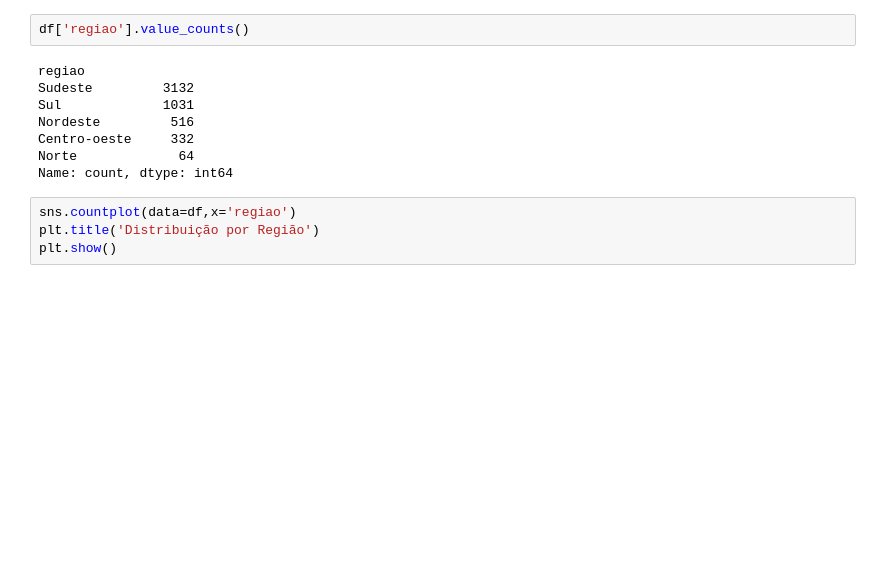
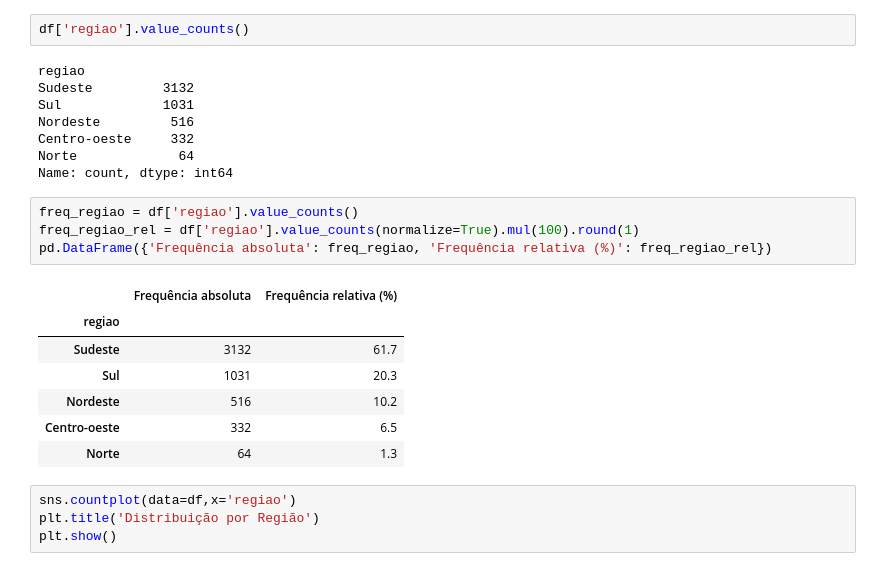
Before and after one commit to DanielVinicius2/Vinicius-Daniel-state-of-data, a Jupyter notebook: notebook/vinicius-daniel-analise.ipynb, the cells around one changed output. Drawn from its saved outputs; the diff is of its cells as text; blank space fills up the shorter version.

```diff
--- a/notebook/vinicius-daniel-analise.ipynb
+++ b/notebook/vinicius-daniel-analise.ipynb
@@ -306,6 +339,18 @@ Nordeste         516
 Centro-oeste     332
 Norte             64
 Name: count, dtype: int64
+# %%
+freq_regiao = df['regiao'].value_counts()
+freq_regiao_rel = df['regiao'].value_counts(normalize=True).mul(100).round(1)
+pd.DataFrame({'Frequência absoluta': freq_regiao, 'Frequência relativa (%)': freq_regiao_rel})
+# %% [output]
+|  | Frequência absoluta | Frequência relativa (%) |
+| regiao |  |  |
+| Sudeste | 3132 | 61.7 |
+| Sul | 1031 | 20.3 |
+| Nordeste | 516 | 10.2 |
+| Centro-oeste | 332 | 6.5 |
+| Norte | 64 | 1.3 |
 # %%
 sns.countplot(data=df,x='regiao')
 plt.title('Distribuição por Região')
```
Also changed, not shown: parts of 19 cells of this notebook.
